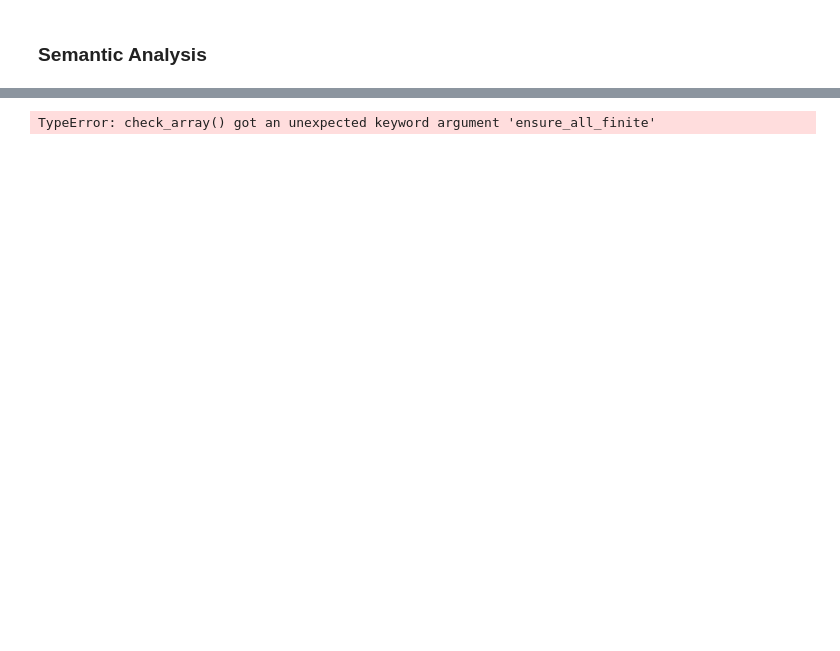
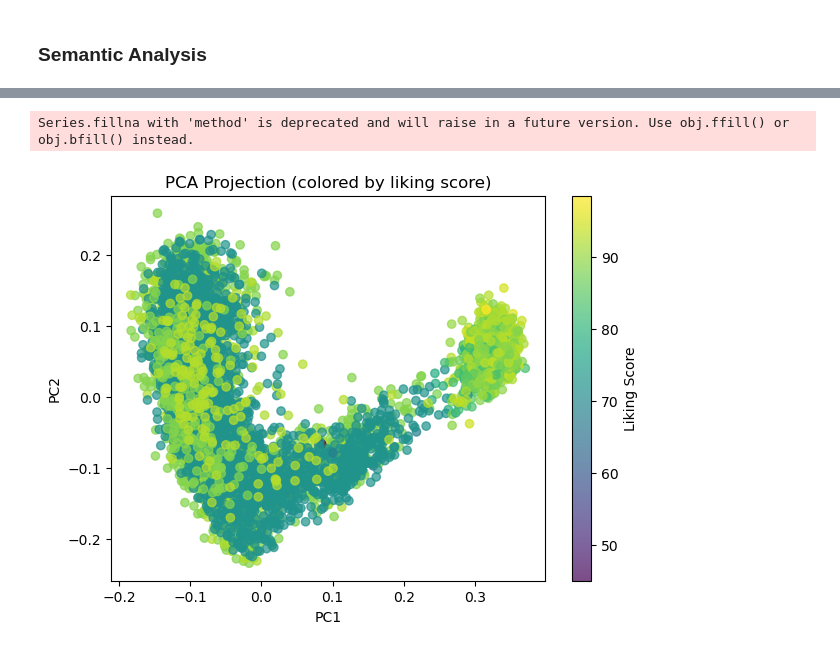
Before and after one commit to stelladongjz/emotion-art, a Jupyter notebook: analysis/semantic_analysis.ipynb, the cells around one changed output, grey strips where cells are left out. Cells and saved outputs as stored; diff of their text form; code cells hidden in the pictures; blank space fills up the shorter version.

```diff
--- a/analysis/semantic_analysis.ipynb
+++ b/analysis/semantic_analysis.ipynb
@@ -206,19 +213,29 @@ cluster
-# %%
-import umap.umap_ as umap
-#2b. UMAP projection
-
-emb = np.array(embedding_df['embedding'].tolist())
-
-# project to 2D
-reducer = umap.UMAP()
-proj = reducer.fit_transform(emb)
-
-# visualize
-plt.figure(figsize=(7,5))
-plt.scatter(proj[:,0], proj[:,1], c=embedding_df['cluster'], cmap='tab10', alpha=0.7)
-plt.title("UMAP Projection of Explanations")
-plt.xlabel("UMAP 1")
-plt.ylabel("UMAP 2")
-plt.show()
-# %% [output]
-TypeError: check_array() got an unexpected keyword argument 'ensure_all_finite'
+# %%
+import pandas as pd
+import numpy as np
+import matplotlib.pyplot as plt
+
+from sklearn.decomposition import PCA
+from sklearn.cluster import DBSCAN
+from sklearn.linear_model import LinearRegression
+from sklearn.metrics import silhouette_score, confusion_matrix
+from sklearn.manifold import SpectralEmbedding
+from sklearn.feature_extraction.text import CountVectorizer
+from sklearn.decomposition import LatentDirichletAllocation
+
+# Load data
+emb = np.array(embeddings_df['embedding'].tolist())
+liking_scores = embeddings_df['emo_rating'].where(embeddings_df['Emotion']=='Liking', np.nan).fillna(method='ffill').fillna(method='bfill')
+
+# 1. PCA projection colored by liking score
+pca = PCA(n_components=2, random_state=0)
+proj_pca = pca.fit_transform(emb)
+plt.figure(figsize=(7,5))
+sc = plt.scatter(proj_pca[:,0], proj_pca[:,1], c=liking_scores, cmap='viridis', alpha=0.7)
+plt.colorbar(sc, label='Liking Score')
+plt.title("PCA Projection (colored by liking score)")
+plt.xlabel("PC1"); plt.ylabel("PC2")
+plt.show()
+# %% [output]
+Series.fillna with 'method' is deprecated and will raise in a future version. Use obj.ffill() or obj.bfill() instead.
+[figure, added]
```
Also changed, not shown: parts of 24 cells of this notebook.
